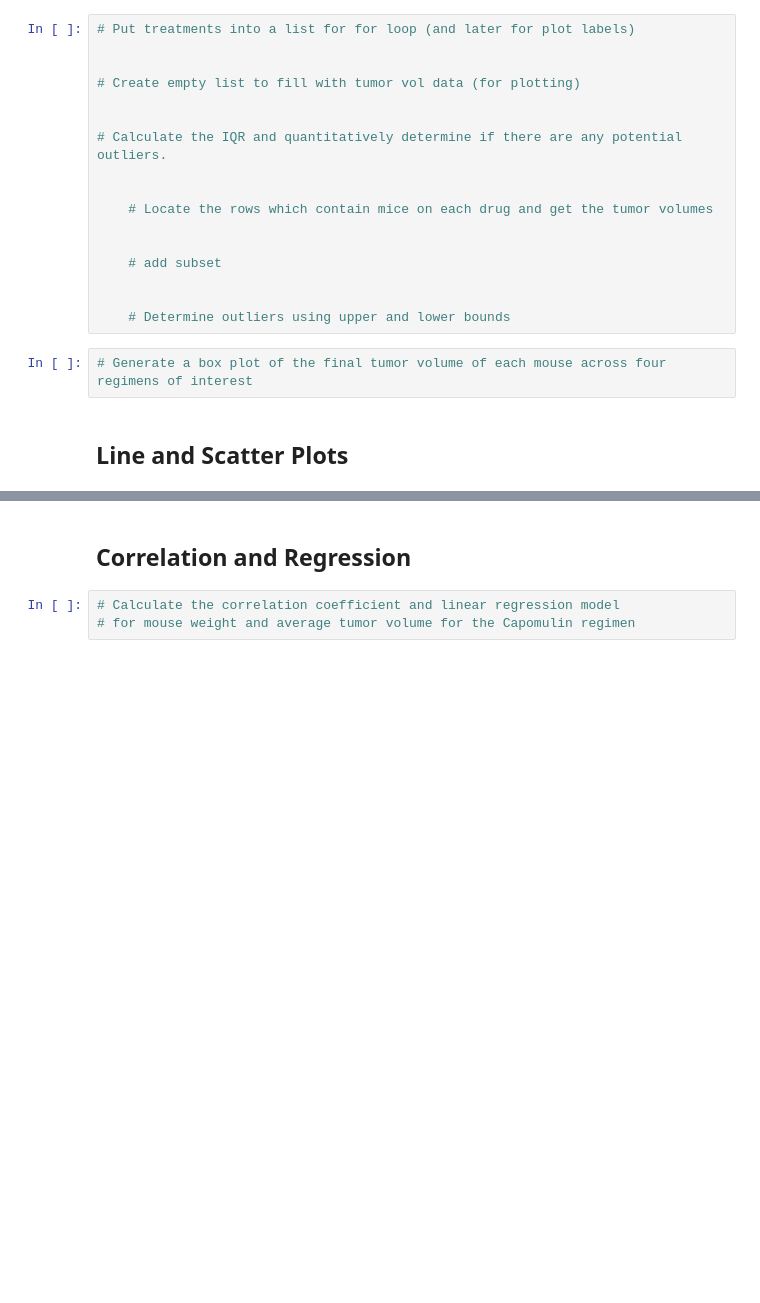
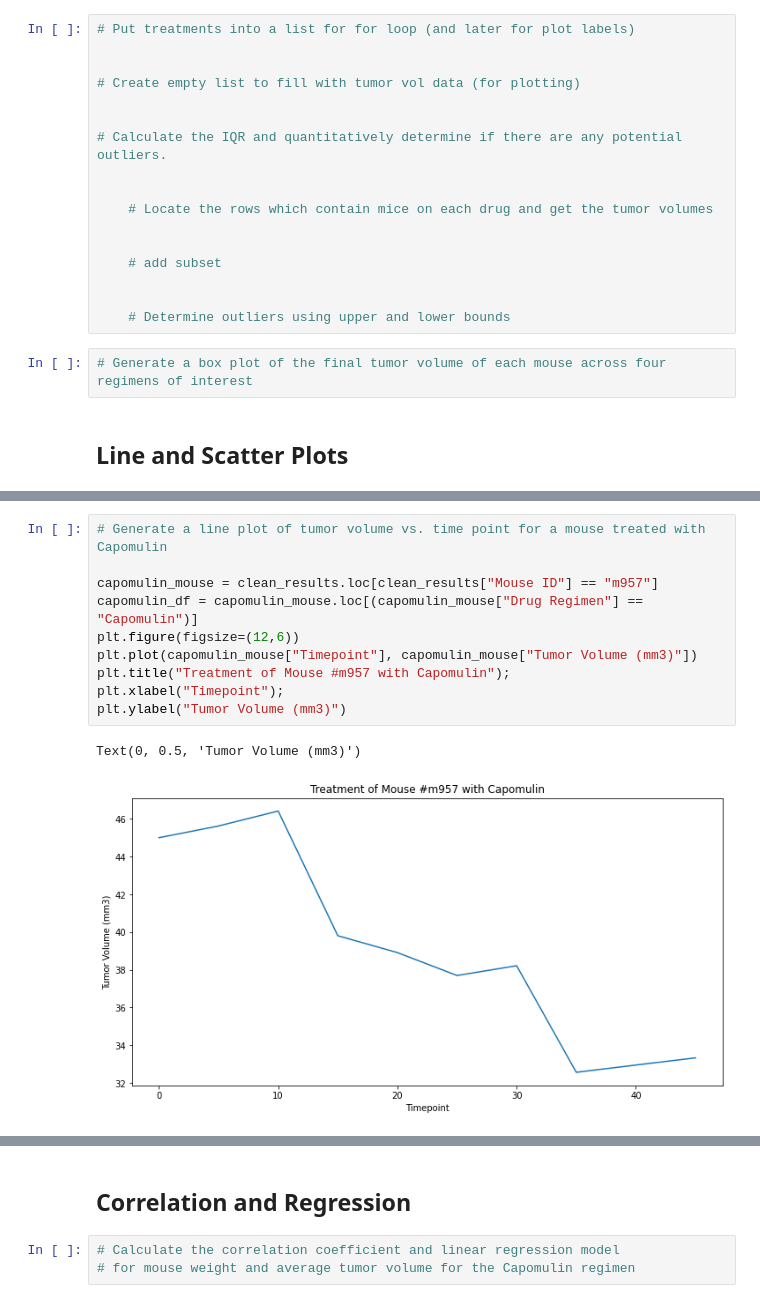
Before and after one commit to flbpilot/Matplotlib-Challenge, a Jupyter notebook: Pymaceuticals/pymaceuticals_starter.ipynb, the cells around one changed output, grey strips where cells are left out. Drawn from its saved outputs; the diff is of its cells as text; blank space fills up the shorter version.

```diff
--- a/Pymaceuticals/pymaceuticals_starter.ipynb
+++ b/Pymaceuticals/pymaceuticals_starter.ipynb
@@ -235,0 +288,13 @@ plt.show
+# %%
+# Generate a line plot of tumor volume vs. time point for a mouse treated with Capomulin
+
+capomulin_mouse = clean_results.loc[clean_results["Mouse ID"] == "m957"]
+capomulin_df = capomulin_mouse.loc[(capomulin_mouse["Drug Regimen"] == "Capomulin")]
+plt.figure(figsize=(12,6))
+plt.plot(capomulin_mouse["Timepoint"], capomulin_mouse["Tumor Volume (mm3)"])
+plt.title("Treatment of Mouse #m957 with Capomulin");
+plt.xlabel("Timepoint");
+plt.ylabel("Tumor Volume (mm3)")
+# %% [output]
+Text(0, 0.5, 'Tumor Volume (mm3)')
+[figure, added]
```
Also changed, not shown: parts of 7 cells of this notebook.
